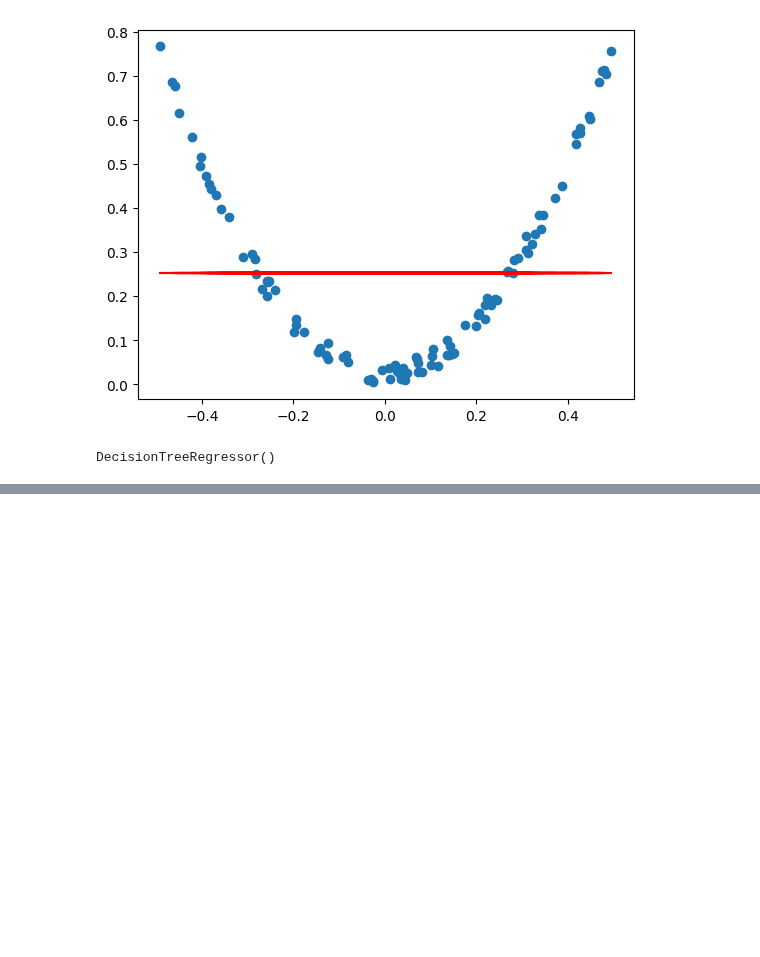
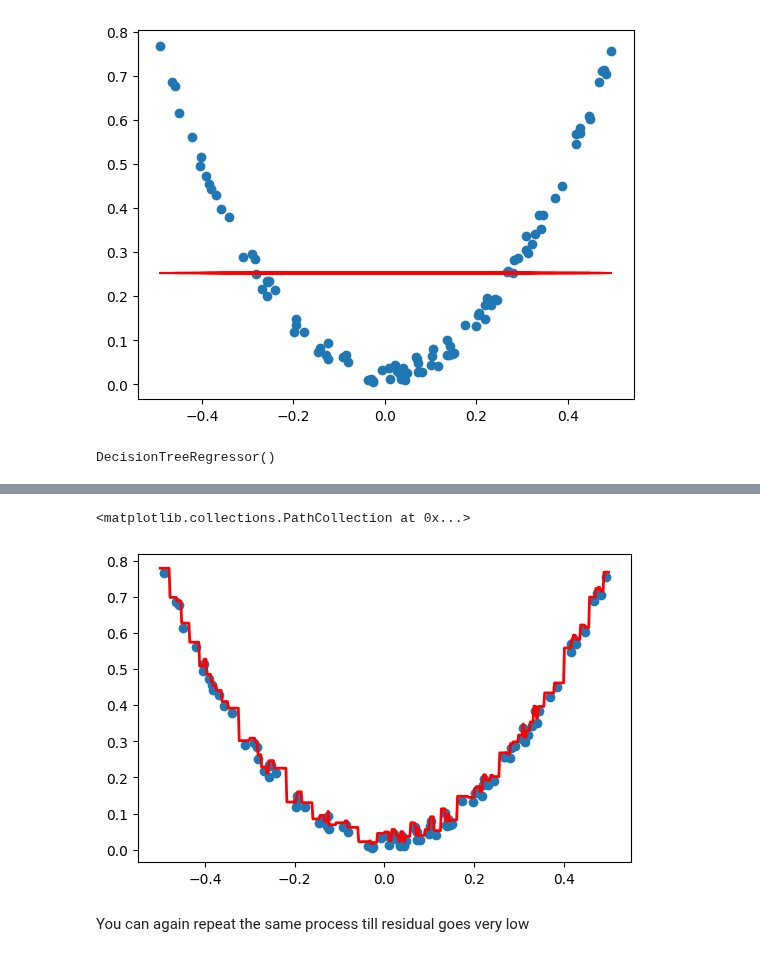
Before and after one commit to FairozAhmadSheikh/ML_bootcamp, a Jupyter notebook: Implementation/GradientBoosting.ipynb, the cells around one changed output, grey strips where cells are left out. Drawn from its saved outputs; the diff is of its cells as text; code cells hidden in the pictures; blank space fills up the shorter version.

```diff
--- a/Implementation/GradientBoosting.ipynb
+++ b/Implementation/GradientBoosting.ipynb
@@ -50,0 +62,10 @@ DecisionTreeRegressor()
+# %%
+plt.figure(figsize=(14,4))
+plt.subplot(121)
+plt.plot(X_test,y_pred,linewidth=2,color='red')
+plt.scatter(df['X'],df['y'])
+# %% [output]
+<matplotlib.collections.PathCollection at 0x...>
+[figure, added]
+# %% [markdown]
+You can again repeat the same process till residual goes very low
```
Also changed, not shown: parts of 3 cells of this notebook.
